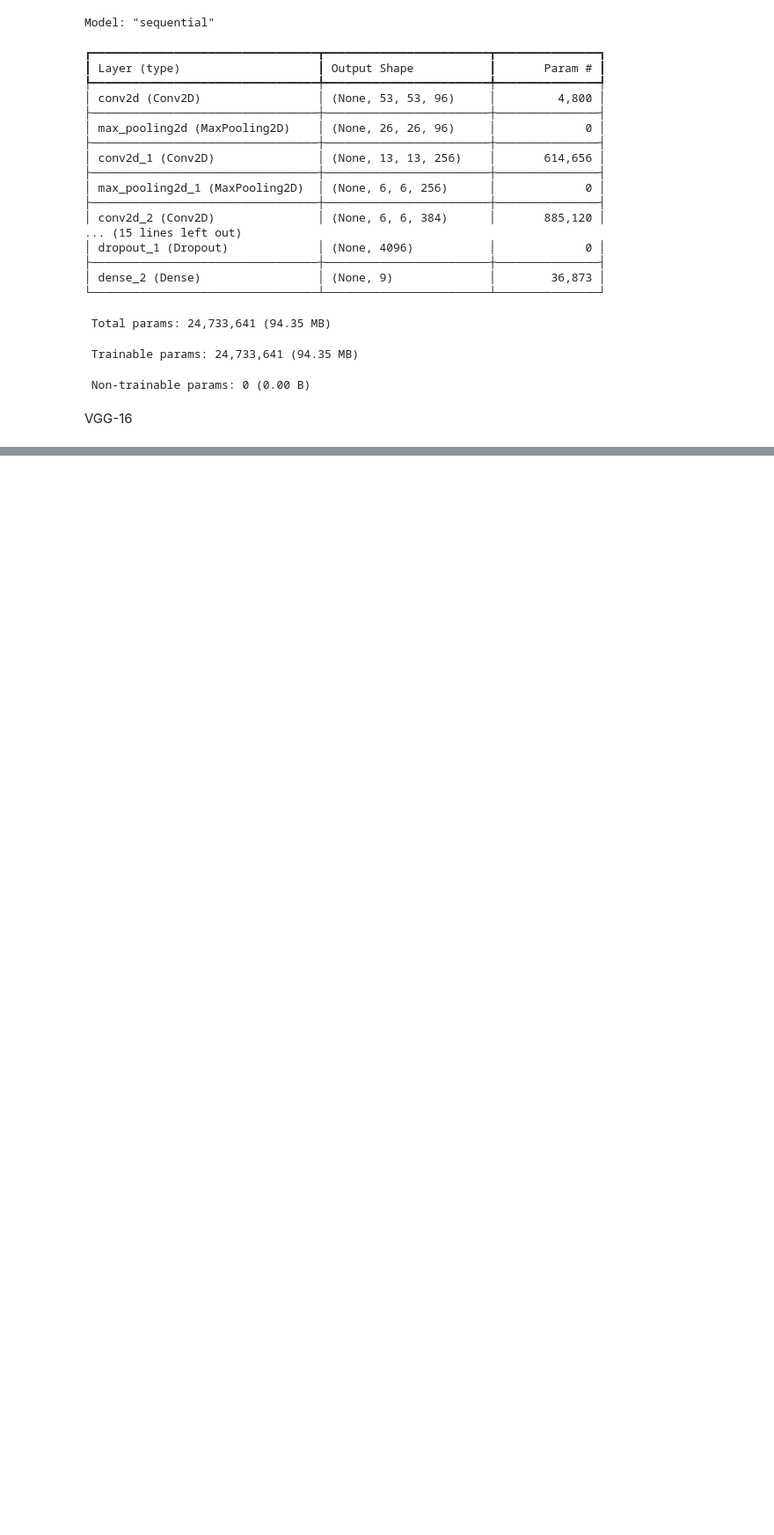
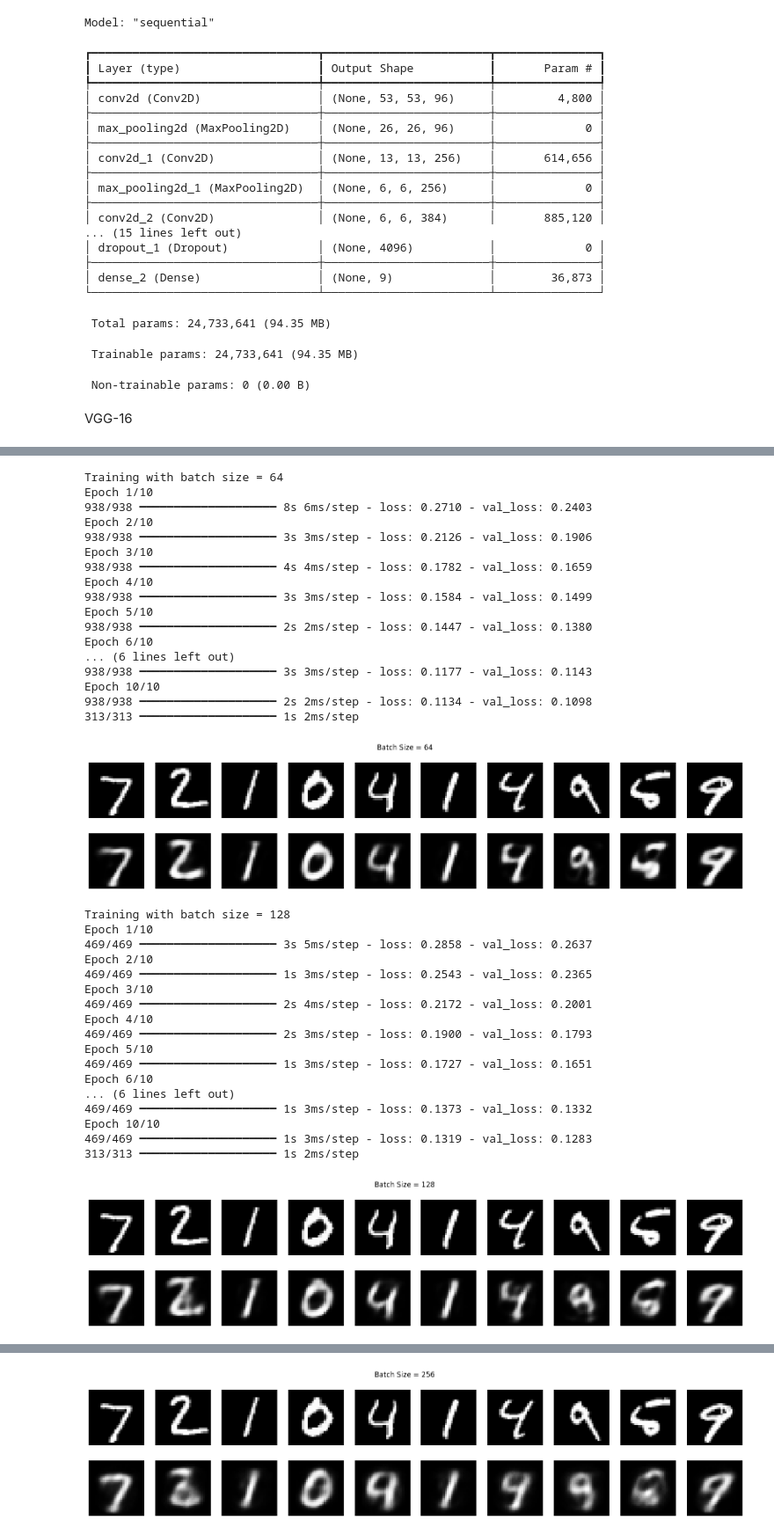
Before and after one commit to mekaviraj/ML_sem5, a Jupyter notebook: DLLL_sem_6.ipynb, the cells around one changed output, grey strips where cells are left out. Shown at 88% size. Cells and saved outputs as stored; diff of their text form; code cells hidden in the pictures; blank space fills up the shorter version.

```diff
--- a/DLLL_sem_6.ipynb
+++ b/DLLL_sem_6.ipynb
@@ -3417,0 +3879,73 @@ Test accuracy: 0.11349999904632568
+# %%
+for bs in [64, 128, 256]:
+    print(f"\nTraining with batch size = {bs}")
+
+    encoding_dim = 64
+    input_layer = Input(shape=(input_dim,))
+    encoded = Dense(encoding_dim, activation='sigmoid')(input_layer)
+    decoded = Dense(input_dim, activation='sigmoid')(encoded)
+
+    autoencoder = Model(input_layer, decoded)
+    autoencoder.compile(optimizer='adam', loss='binary_crossentropy')
+
+    autoencoder.fit(x_train, x_train,
+                    epochs=10,
+                    batch_size=bs,
+                    shuffle=True,
+                    validation_data=(x_test, x_test))
+
+    decoded_imgs = autoencoder.predict(x_test)
+
+    n = 10
+    plt.figure(figsize=(20, 4))
+    plt.suptitle(f"Batch Size = {bs}")
+
+    for i in range(n):
+        ax = plt.subplot(2, n, i + 1)
+        plt.imshow(x_test[i].reshape(28, 28))
+        plt.gray()
+        ax.axis('off')
+
+        ax = plt.subplot(2, n, i + 1 + n)
+        plt.imshow(decoded_imgs[i].reshape(28, 28))
+        plt.gray()
+        ax.axis('off')
+
+    plt.show()
+# %% [output]
+Training with batch size = 64
+Epoch 1/10
+938/938 ━━━━━━━━━━━━━━━━━━━━ 8s 6ms/step - loss: 0.2710 - val_loss: 0.2403
+Epoch 2/10
+938/938 ━━━━━━━━━━━━━━━━━━━━ 3s 3ms/step - loss: 0.2126 - val_loss: 0.1906
+Epoch 3/10
+938/938 ━━━━━━━━━━━━━━━━━━━━ 4s 4ms/step - loss: 0.1782 - val_loss: 0.1659
+Epoch 4/10
+938/938 ━━━━━━━━━━━━━━━━━━━━ 3s 3ms/step - loss: 0.1584 - val_loss: 0.1499
+Epoch 5/10
+938/938 ━━━━━━━━━━━━━━━━━━━━ 2s 2ms/step - loss: 0.1447 - val_loss: 0.1380
+Epoch 6/10
+... (6 lines left out)
+938/938 ━━━━━━━━━━━━━━━━━━━━ 3s 3ms/step - loss: 0.1177 - val_loss: 0.1143
+Epoch 10/10
+938/938 ━━━━━━━━━━━━━━━━━━━━ 2s 2ms/step - loss: 0.1134 - val_loss: 0.1098
+313/313 ━━━━━━━━━━━━━━━━━━━━ 1s 2ms/step
+[figure, added]
+Training with batch size = 128
+Epoch 1/10
+469/469 ━━━━━━━━━━━━━━━━━━━━ 3s 5ms/step - loss: 0.2858 - val_loss: 0.2637
+Epoch 2/10
+469/469 ━━━━━━━━━━━━━━━━━━━━ 1s 3ms/step - loss: 0.2543 - val_loss: 0.2365
+Epoch 3/10
+469/469 ━━━━━━━━━━━━━━━━━━━━ 2s 4ms/step - loss: 0.2172 - val_loss: 0.2001
+Epoch 4/10
+469/469 ━━━━━━━━━━━━━━━━━━━━ 2s 3ms/step - loss: 0.1900 - val_loss: 0.1793
+Epoch 5/10
+469/469 ━━━━━━━━━━━━━━━━━━━━ 1s 3ms/step - loss: 0.1727 - val_loss: 0.1651
+Epoch 6/10
+... (6 lines left out)
+469/469 ━━━━━━━━━━━━━━━━━━━━ 1s 3ms/step - loss: 0.1373 - val_loss: 0.1332
+Epoch 10/10
+469/469 ━━━━━━━━━━━━━━━━━━━━ 1s 3ms/step - loss: 0.1319 - val_loss: 0.1283
+313/313 ━━━━━━━━━━━━━━━━━━━━ 1s 2ms/step
+[figure, added]
@@ -3417,0 +3969 @@ Test accuracy: 0.11349999904632568
+[figure, added]
```
Also changed, not shown: parts of 22 cells of this notebook.
